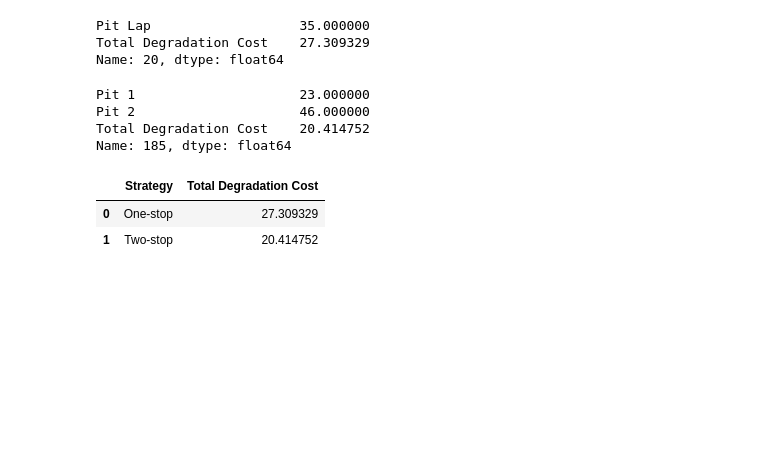
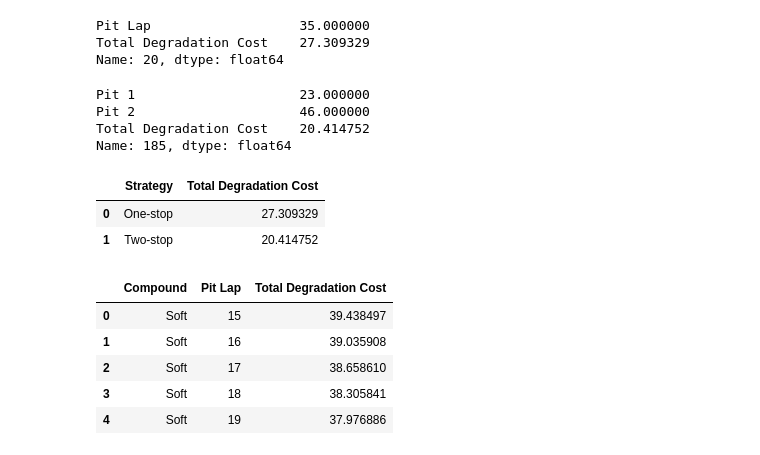
Before and after one commit to Sneha73685/f1-tyre-strategy-colab, a Jupyter notebook: tyre-degradation-simulation.ipynb, the cells around one changed output. Saved outputs shown, nothing was run; the diff lists cells and outputs as text; code cells hidden in the pictures; blank space fills up the shorter version.

```diff
--- a/tyre-degradation-simulation.ipynb
+++ b/tyre-degradation-simulation.ipynb
@@ -155,3 +155,32 @@ comparison_df
 |  | Strategy | Total Degradation Cost |
 | 0 | One-stop | 27.309329 |
 | 1 | Two-stop | 20.414752 |
+# %%
+compounds = ["Soft", "Medium", "Hard"]
+total_laps = 70
+pit_range = range(15, 41)
+
+compound_one_stop_results = []
+
+for compound in compounds:
+    model = TyreDegradationModel(compound=compound)
+
+    for pit in pit_range:
+        cost = one_stop_strategy(model, total_laps, pit)
+        compound_one_stop_results.append(
+            (compound, pit, cost)
+        )
+
+compound_one_stop_df = pd.DataFrame(
+    compound_one_stop_results,
+    columns=["Compound", "Pit Lap", "Total Degradation Cost"]
+)
+
+compound_one_stop_df.head()
+# %% [output]
+|  | Compound | Pit Lap | Total Degradation Cost |
+| 0 | Soft | 15 | 39.438497 |
+| 1 | Soft | 16 | 39.035908 |
+| 2 | Soft | 17 | 38.658610 |
+| 3 | Soft | 18 | 38.305841 |
+| 4 | Soft | 19 | 37.976886 |
```
Also changed, not shown: parts of 4 cells of this notebook.
